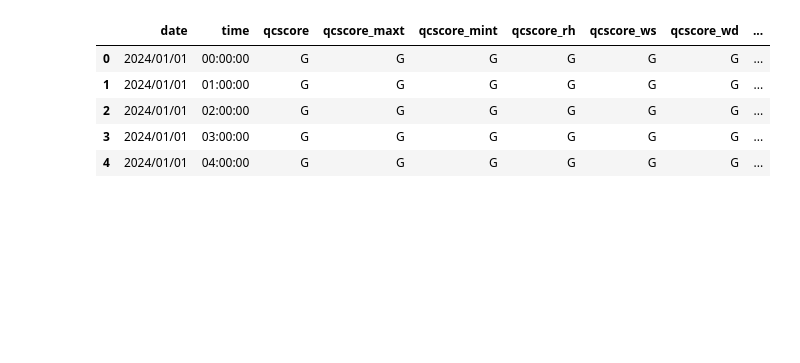
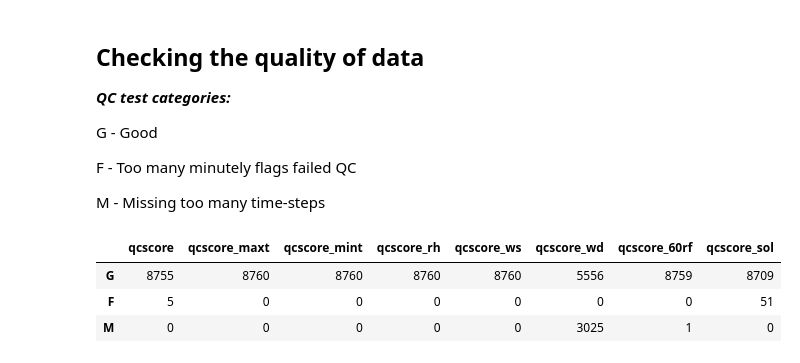
Before and after one commit to marcohl5/ME404_HongKongWeather, a Jupyter notebook: qc.ipynb, the cells around one changed output. Cells and saved outputs as stored; diff of their text form; code cells hidden in the pictures; blank space fills up the shorter version.

```diff
--- a/qc.ipynb
+++ b/qc.ipynb
@@ -3,14 +3,28 @@ import pandas as pd
 import matplotlib.pyplot as plt
 import seaborn as sns
 # %%
-df = pd.read_csv("processed-data/processed_2024_qc.csv")
+df_full = pd.read_csv("processed-data/processed_2023_qc.csv")
+df_full["date"] = pd.to_datetime(df_full["date"])
+# %% [markdown]
+## Checking the quality of data
+
+***QC test categories:***
+
+G - Good
+
+
+F - Too many minutely flags failed QC
+
+
+M - Missing too many time-steps
 # %%
-df_qc = df.loc[:, ["date", "time"] + df.columns[df.columns.str.startswith("qcscore")].tolist()]
-df_qc.head()
+df_qc = df_full.loc[:, ["date", "time"] + df_full.columns[df_full.columns.str.startswith("qcscore")].tolist()]
+qc_list = [col for col in df_qc.columns if col not in ["date", "time"]]
+(df_qc[qc_list].apply(pd.Series.value_counts).fillna(0)
+                                             .astype(int)
+                                             .sort_values(by="qcscore", ascending=False))
 # %% [output]
-|  | date | time | qcscore | qcscore_maxt | qcscore_mint | qcscore_rh | qcscore_ws | qcscore_wd | ... |
-| 0 | 2024/01/01 | 00:00:00 | G | G | G | G | G | G | ... |
-| 1 | 2024/01/01 | 01:00:00 | G | G | G | G | G | G | ... |
-| 2 | 2024/01/01 | 02:00:00 | G | G | G | G | G | G | ... |
-| 3 | 2024/01/01 | 03:00:00 | G | G | G | G | G | G | ... |
-| 4 | 2024/01/01 | 04:00:00 | G | G | G | G | G | G | ... |
+|  | qcscore | qcscore_maxt | qcscore_mint | qcscore_rh | qcscore_ws | qcscore_wd | qcscore_60rf | qcscore_sol |
+| G | 8755 | 8760 | 8760 | 8760 | 8760 | 5556 | 8759 | 8709 |
+| F | 5 | 0 | 0 | 0 | 0 | 0 | 0 | 51 |
+| M | 0 | 0 | 0 | 0 | 0 | 3025 | 1 | 0 |
```
Also changed, not shown: parts of 6 cells of this notebook, 30 other files.
